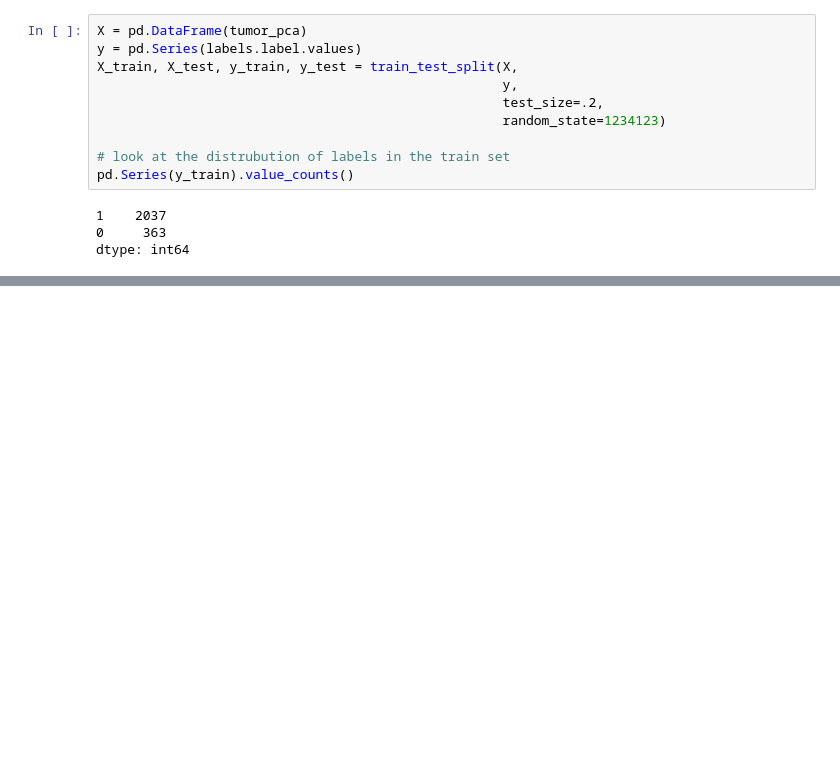
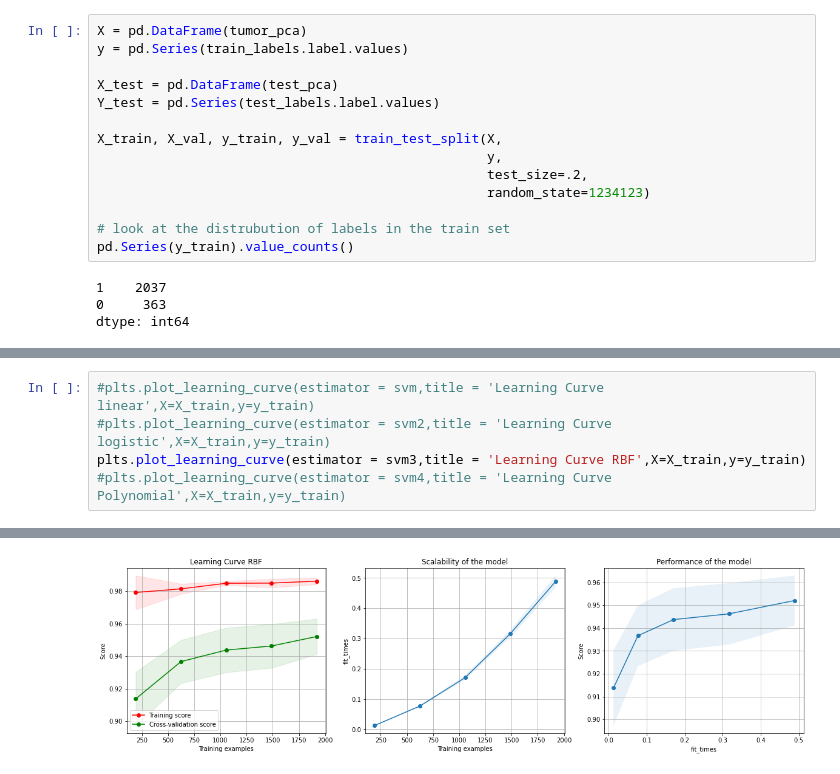
Before and after one commit to JeremySznajer/AMLS-assignment, a Jupyter notebook: Binary_SVM.ipynb, the cells around one changed output, grey strips where cells are left out. Saved outputs shown, nothing was run; the diff lists cells and outputs as text; blank space fills up the shorter version.

```diff
--- a/Binary_SVM.ipynb
+++ b/Binary_SVM.ipynb
@@ -83,10 +93,14 @@ PCA matrix shape is:  (3000, 324)
 # %%
 X = pd.DataFrame(tumor_pca)
-y = pd.Series(labels.label.values)
-X_train, X_test, y_train, y_test = train_test_split(X,
-                                                    y,
-                                                    test_size=.2,
-                                                    random_state=1234123)
+y = pd.Series(train_labels.label.values)
+
+X_test = pd.DataFrame(test_pca)
+Y_test = pd.Series(test_labels.label.values)
+
+X_train, X_val, y_train, y_val = train_test_split(X,
+                                                  y,
+                                                  test_size=.2,
+                                                  random_state=1234123)
 
 # look at the distrubution of labels in the train set
 pd.Series(y_train).value_counts()
@@ -146,0 +192,6 @@ Model accuracy is:  0.96
+# %%
+#plts.plot_learning_curve(estimator = svm,title = 'Learning Curve linear',X=X_train,y=y_train)
+#plts.plot_learning_curve(estimator = svm2,title = 'Learning Curve logistic',X=X_train,y=y_train)
+plts.plot_learning_curve(estimator = svm3,title = 'Learning Curve RBF',X=X_train,y=y_train)
+#plts.plot_learning_curve(estimator = svm4,title = 'Learning Curve Polynomial',X=X_train,y=y_train)
+# %% [output]
@@ -146,0 +199 @@ Model accuracy is:  0.96
+[figure, added]
```
Also changed, not shown: parts of 16 cells of this notebook, 2 other files.
